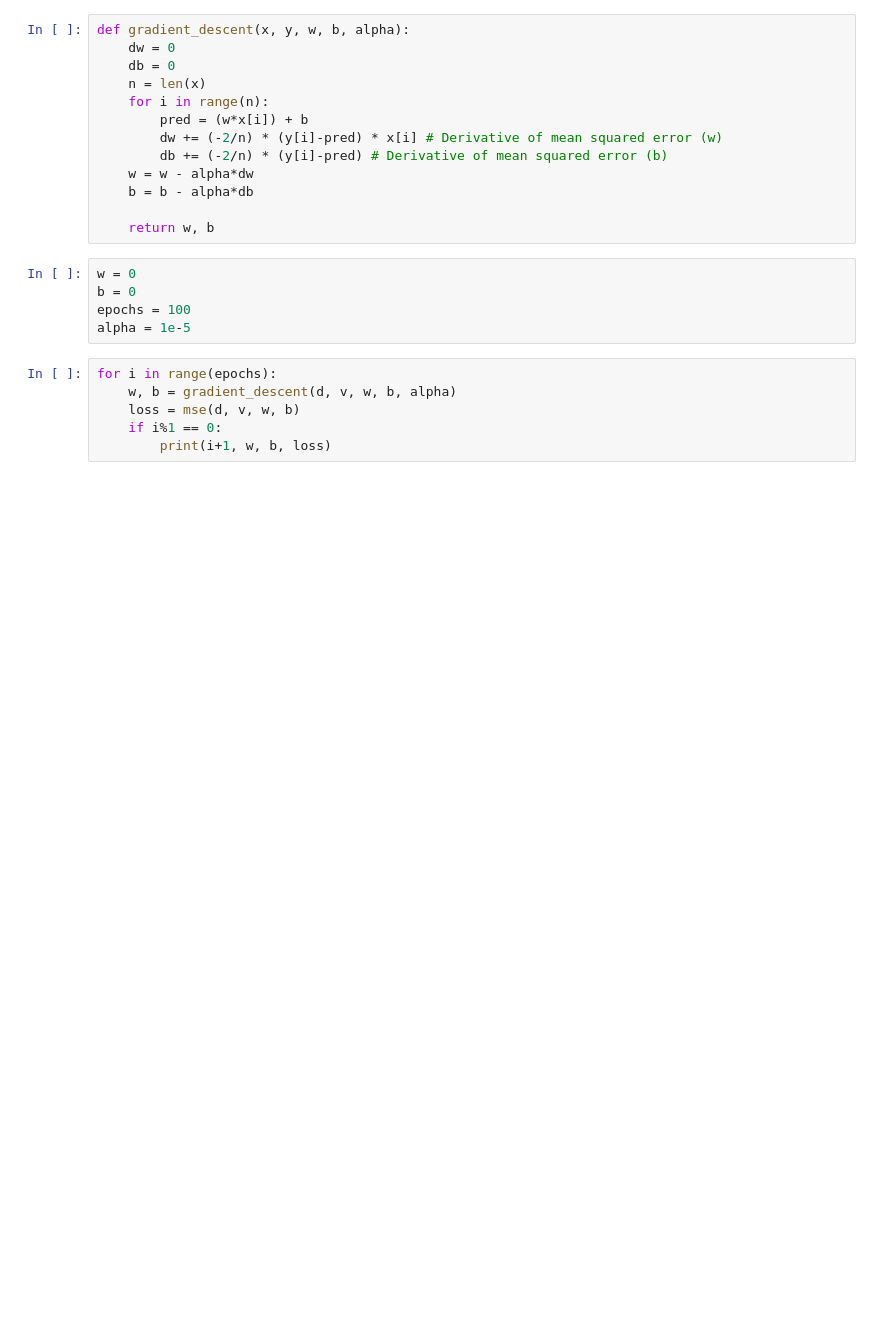
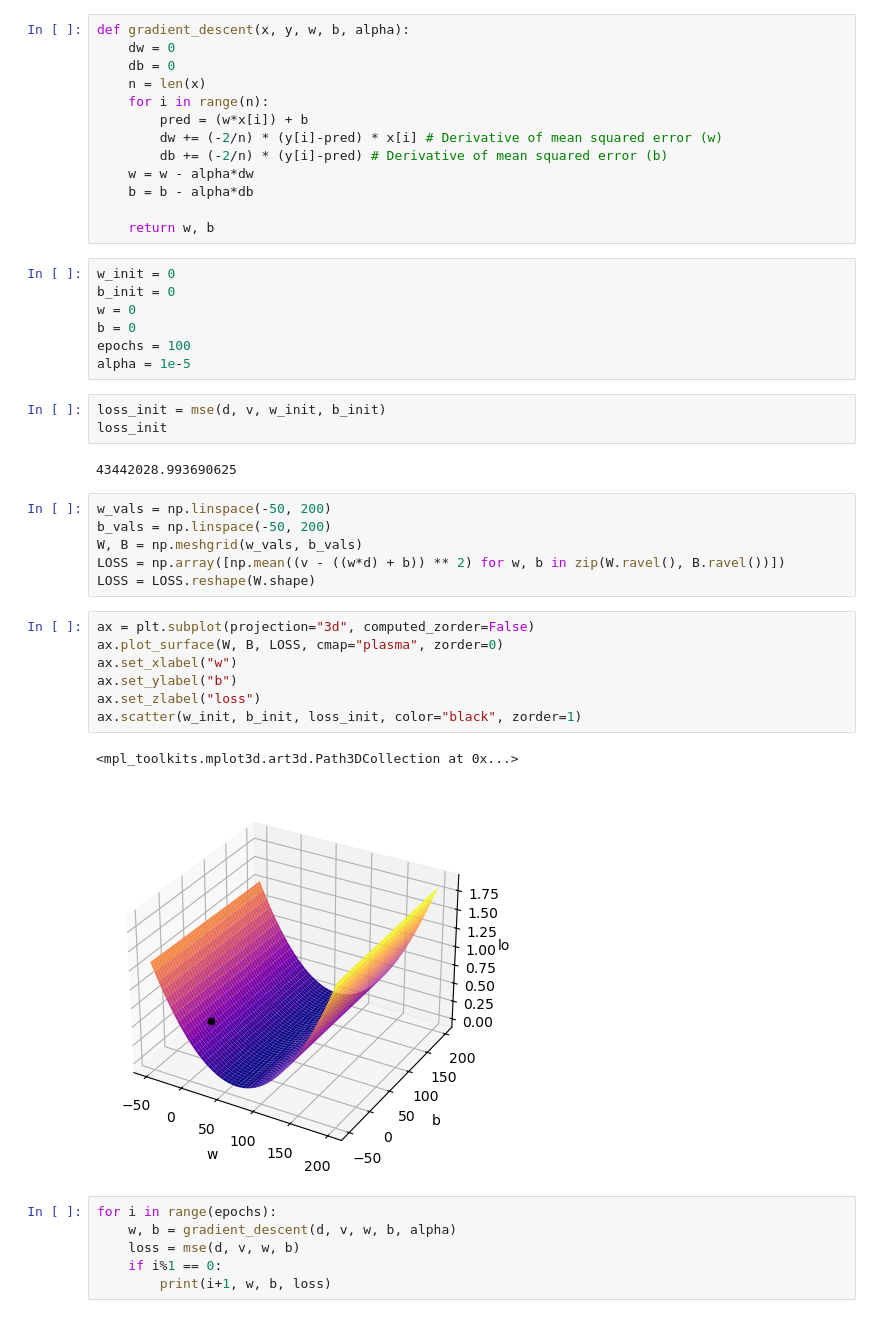
Before and after one commit to ratikaewkam/ACC, a Jupyter notebook: Challenge2/Challenge2.ipynb, the cells around one changed output. Saved outputs shown, nothing was run; the diff lists cells and outputs as text; blank space fills up the shorter version.

Commit message:
Update Challenge2.ipynb - Plot 3D

```diff
--- a/Challenge2/Challenge2.ipynb
+++ b/Challenge2/Challenge2.ipynb
@@ -138,10 +138,33 @@ def gradient_descent(x, y, w, b, alpha):
 
     return w, b
 # %%
+w_init = 0
+b_init = 0
 w = 0
 b = 0
 epochs = 100
 alpha = 1e-5
+# %%
+loss_init = mse(d, v, w_init, b_init)
+loss_init
+# %% [output]
+43442028.993690625
+# %%
+w_vals = np.linspace(-50, 200)
+b_vals = np.linspace(-50, 200)
+W, B = np.meshgrid(w_vals, b_vals)
+LOSS = np.array([np.mean((v - ((w*d) + b)) ** 2) for w, b in zip(W.ravel(), B.ravel())])
+LOSS = LOSS.reshape(W.shape)
+# %%
+ax = plt.subplot(projection="3d", computed_zorder=False)
+ax.plot_surface(W, B, LOSS, cmap="plasma", zorder=0)
+ax.set_xlabel("w")
+ax.set_ylabel("b")
+ax.set_zlabel("loss")
+ax.scatter(w_init, b_init, loss_init, color="black", zorder=1)
+# %% [output]
+<mpl_toolkits.mplot3d.art3d.Path3DCollection at 0x...>
+[figure, added]
 # %%
 for i in range(epochs):
     w, b = gradient_descent(d, v, w, b, alpha)
```
Also changed, not shown: parts of 1 cell of this notebook.
